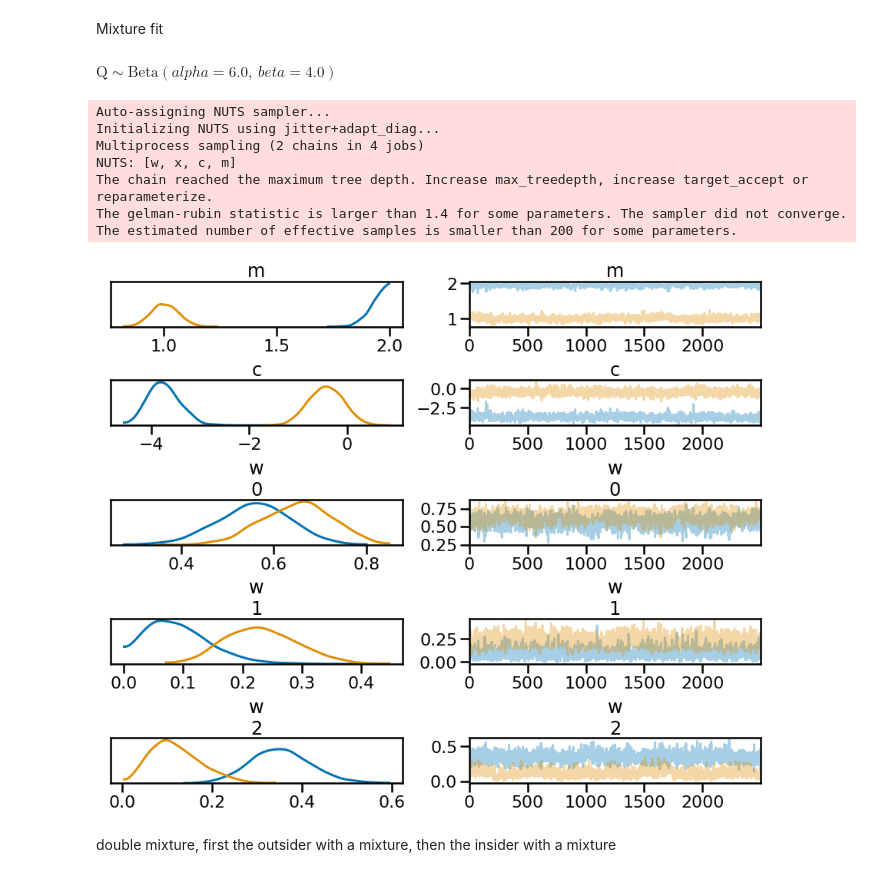
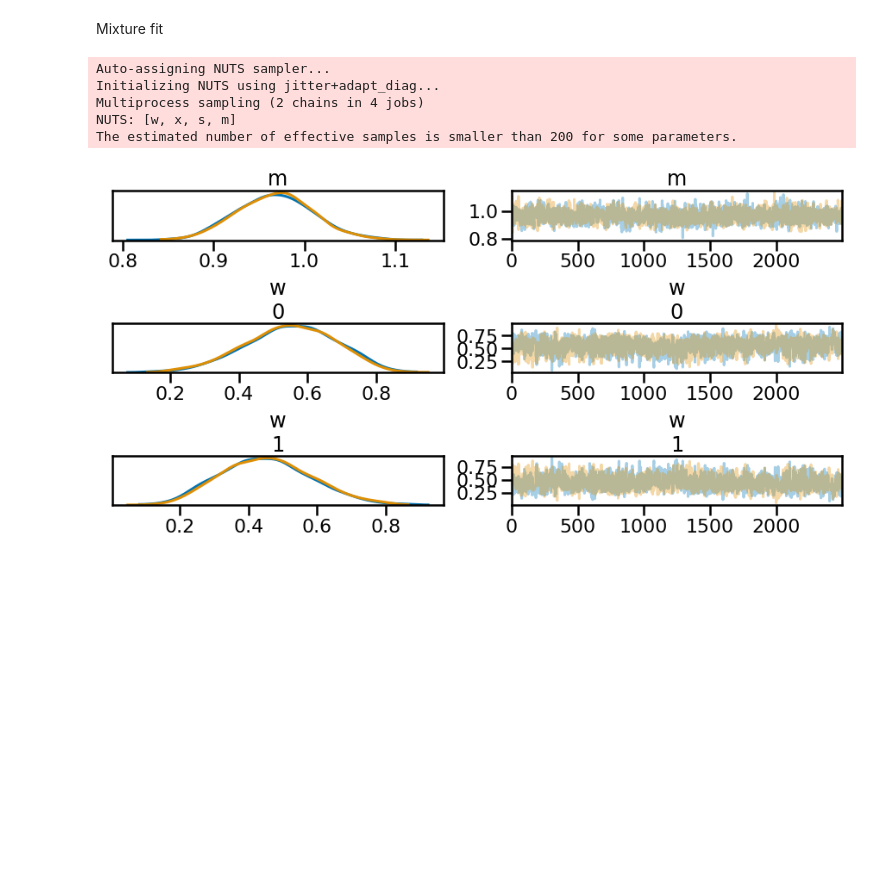
Before and after one commit to ojhall94/malatium, a Jupyter notebook: paper/surface_comparison.ipynb, the cells around one changed output. Cells and saved outputs as stored; diff of their text form; code cells hidden in the pictures; blank space fills up the shorter version.

```diff
--- a/paper/surface_comparison.ipynb
+++ b/paper/surface_comparison.ipynb
@@ -209,54 +205,35 @@ pm.traceplot(trace, var_names='m');
 # %% [markdown]
 Mixture fit
-# %%
-Q
-# %% [output]
-$\text{Q} \sim \text{Beta}(\mathit{alpha}=6.0,~\mathit{beta}=4.0)$
+# %%
+x = x[np.isfinite(y)]
+xerr = xerr[np.isfinite(y)]
+yerr = yerr[np.isfinite(y)]
+y = y[np.isfinite(y)]
 # %%
-# import pymc3 as pm
-# model = pm.Model()
-
-# with model:
-#     m = pm.Uniform('m', 0.1, 2., testval=1.)
-#     xlat = pm.TruncatedNormal('x', x, xerr, lower=0, shape=len(x), testval=x)
-#     yin = pm.Normal.dist(mu = m * xlat, sigma = yerr, shape=len(y))
-
-
-#     w = pm.Dirichlet('w', np.ones(3))
-
-#     ll = pm.Mixture('ll', w = w, comp_dists = [yin, yout_lo, yout_hi], observed = y)
-#     trace = pm.sample(2500, chains=4)
-
-
 import pymc3 as pm
 model = pm.Model()
 
 with model:
     m = pm.Uniform('m', 0.1, 2., testval=1.)
-    c = pm.Uniform('c', -5., 5., testval=0.)
-    xlat = pm.TruncatedNormal('x', x, xerr, lower=0, shape=len(x), testval=x)
+    s = pm.HalfCauchy('s', beta=5)
+    xlat = pm.Normal('x', x, xerr, shape=len(x), testval=x)
 
-    w = pm.Dirichlet('w', np.ones(3))
-    yout_lo = pm.Normal.dist(mu = 2 * xlat, sigma = yerr, shape=len(y))
-    yout_hi = pm.Normal.dist(mu = 0.5 * xlat, sigma = yerr, shape=len(y))
-    yin = pm.Normal.dist(mu = m * xlat + c, sigma = yerr, shape=len(y))
+    w = pm.Dirichlet('w', np.ones(2))
+    yout = pm.Normal.dist(mu = m * xlat, sigma = yerr+s, shape=len(y))
+    yin = pm.Normal.dist(mu = m * xlat, sigma = yerr, shape=len(y))
 
-    ll = pm.Mixture('ll', w = w, comp_dists = [yin, yout_lo, yout_hi], observed = y)
+    ll = pm.Mixture('ll', w = w, comp_dists = [yin, yout], observed = y)
     trace = pm.sample(2500, chains=2, target_accept=.99)
 # %% [output]
 Auto-assigning NUTS sampler...
 Initializing NUTS using jitter+adapt_diag...
 Multiprocess sampling (2 chains in 4 jobs)
-NUTS: [w, x, c, m]
-The chain reached the maximum tree depth. Increase max_treedepth, increase target_accept or reparameterize.
-The gelman-rubin statistic is larger than 1.4 for some parameters. The sampler did not converge.
+NUTS: [w, x, s, m]
 The estimated number of effective samples is smaller than 200 for some parameters.
 # %%
-pm.traceplot(trace, var_names=['m', 'c', 'w']);
+pm.traceplot(trace, var_names=['m', 'w']);
 # %% [output]
-[figure, old version]
+[figure, new version]
-# %% [markdown]
-double mixture, first the outsider with a mixture, then the insider with a mixture
 # %%
 fig, ax = plt.subplots(figsize=(8,8))
 ax.scatter(ati.P, lit.GP, label = 'G+14', s=100, fc='w', ec=cmap[0], zorder=3, lw=2)
```
Also changed, not shown: parts of 9 cells of this notebook, 1 other file.
